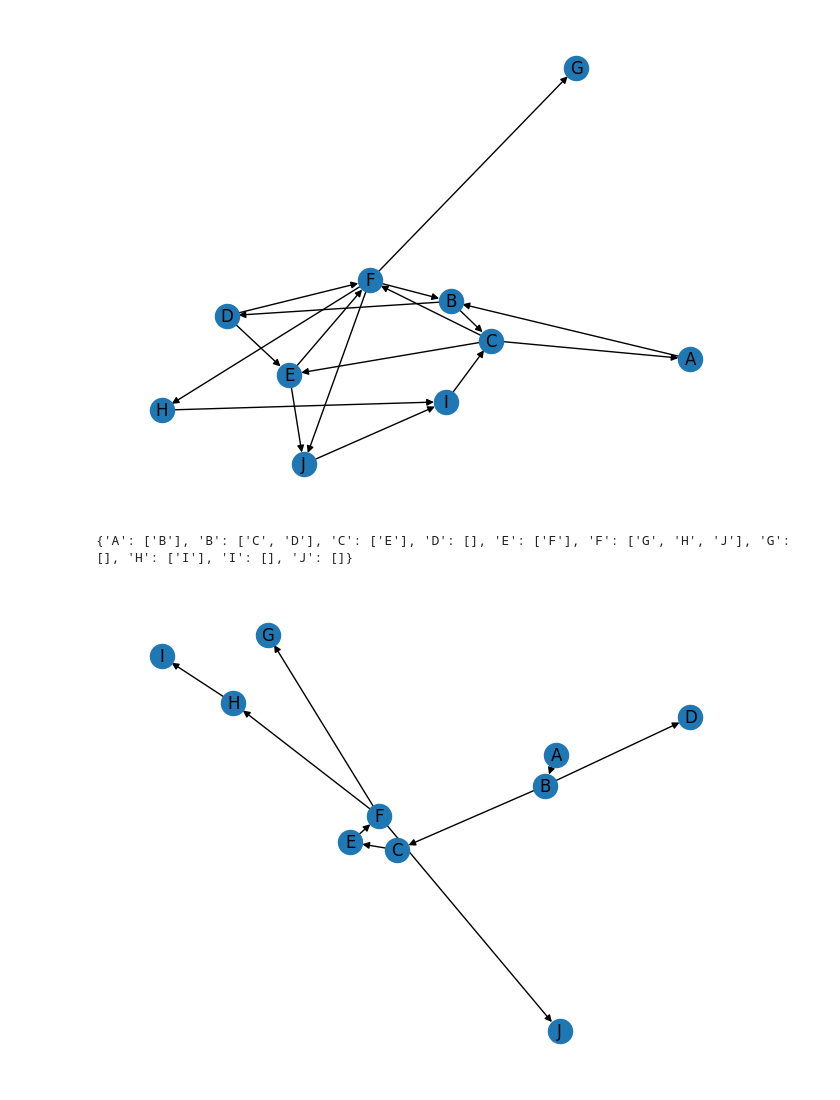
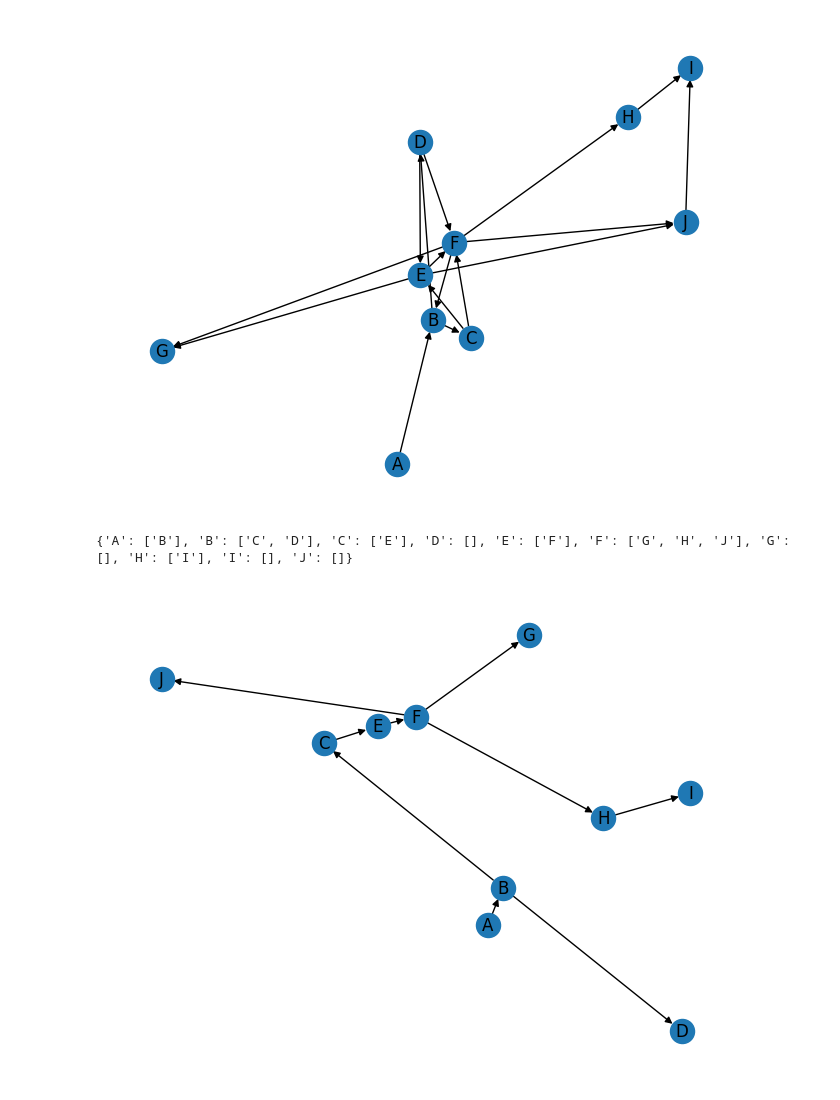
Before and after one commit to TimLindeijer/DAT600, a Jupyter notebook: Assignment 3/Task1.ipynb, the cells around one changed output. Drawn from its saved outputs; the diff is of its cells as text; code cells hidden in the pictures.

```diff
--- a/Assignment 3/Task1.ipynb
+++ b/Assignment 3/Task1.ipynb
@@ -30,14 +36,23 @@ plt.show()
 # %%
+# Task 1a3
 # Adjacency list
 AdjList = {
     'A': ['B'],
     'B': ['C', 'D'],
     'C': ['E', 'F'],
     'D': ['E', 'F'],
-    'E': ['F', 'J'],
+    'E': ['F', 'G', 'J'],
     'F': ['B', 'G', 'H', 'J'],
     'G': [],
     'H': ['I'],
     'I': [],
     'J': ['I']
 }
+# Draw the graph
+G = nx.DiGraph(AdjList)
+
+# Use spring layout
+pos = nx.spring_layout(G, scale=3, seed=42)
+
+nx.draw(G, pos, with_labels=True, arrows=True)
+plt.show()
@@ -44,25 +121,30 @@ AdjList = {
 # %%
+# Task 1d
 # Adjacency list
 AdjList1d = {
     'A': ['B'],
     'B': ['C', 'D'],
     'C': ['A','E', 'F'],
     'D': ['E', 'F'],
     'E': ['F', 'J'],
     'F': ['B', 'G', 'H', 'J'],
     'G': [],
     'H': ['I'],
     'I': ['C'],
     'J': ['I']
 }
 # Draw the graph
-G = nx.DiGraph(AdjList1d)
-nx.draw(G, with_labels=True)
+G = nx.DiGraph(AdjList)
+
+# Use spring layout
+pos = nx.spring_layout(G, scale=4, seed=2)
+
+nx.draw(G, pos, with_labels=True, arrows=True)
 plt.show()
 
 # Convert AdjList1d into a DAG, where A is root node
 # %% [output]
-[figure, old version]
+[figure, new version]
 # %%
 # Convert AdjList1d into a DAG, where A is root node
 def convert_to_DAG(AdjList1d, root):
@@ -84,8 +166,12 @@ print(DAG)
 
 # Draw the graph
 G = nx.DiGraph(DAG)
-nx.draw(G, with_labels=True)
+
+# Use spring layout
+pos = nx.spring_layout(G, scale=4, seed=24)
+
+nx.draw(G, pos, with_labels=True, arrows=True)
 plt.show()
 # %% [output]
 {'A': ['B'], 'B': ['C', 'D'], 'C': ['E'], 'D': [], 'E': ['F'], 'F': ['G', 'H', 'J'], 'G': [], 'H': ['I'], 'I': [], 'J': []}
-[figure, old version]
+[figure, new version]
```
Also changed, not shown: parts of 4 cells of this notebook, 1 other file.
